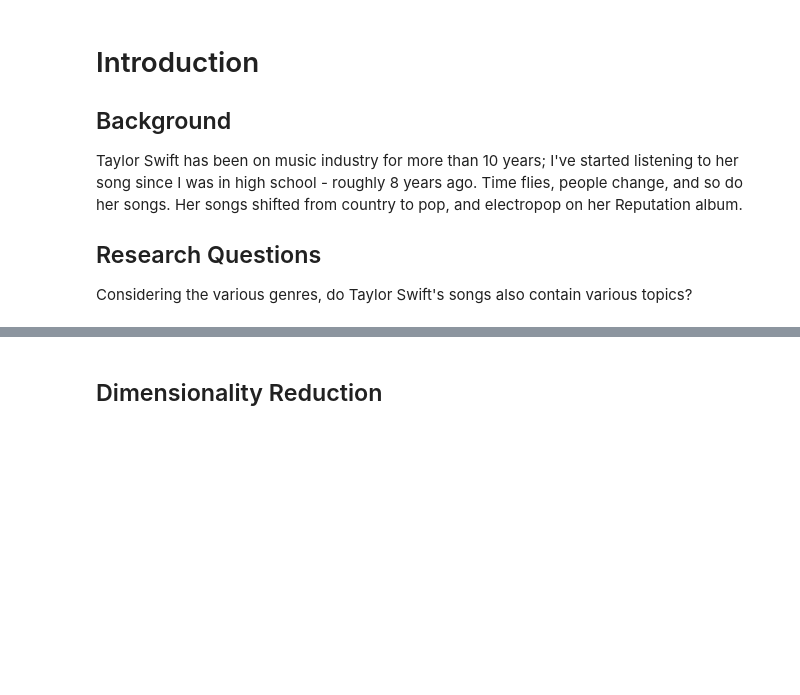
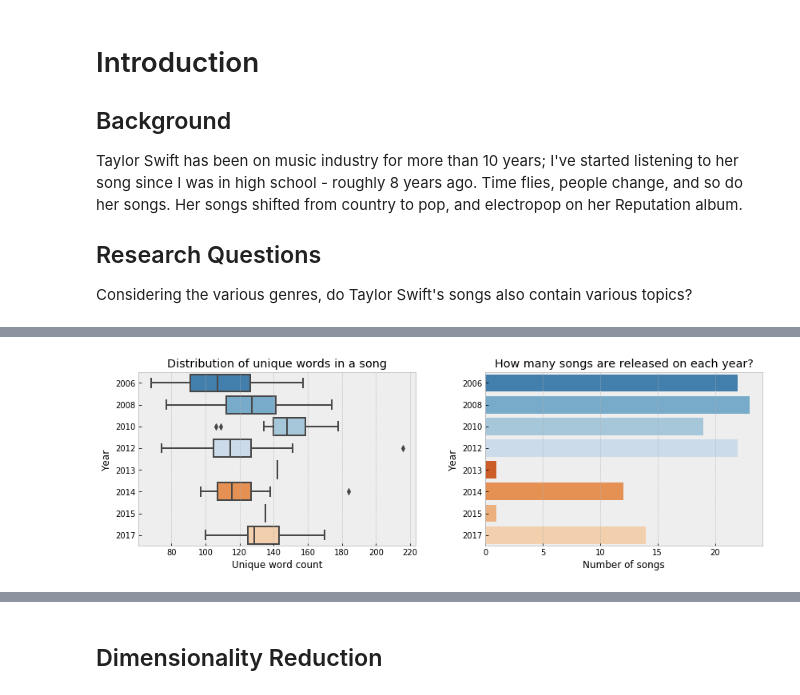
Before and after one commit to elvyna/data-analysis, a Jupyter notebook: jupyter-notebook/2018-11-12 Taylor Swift Song Lyrics.ipynb, the cells around one changed output, grey strips where cells are left out. Saved outputs shown, nothing was run; the diff lists cells and outputs as text; code cells hidden in the pictures; blank space fills up the shorter version.

```diff
--- a/jupyter-notebook/2018-11-12 Taylor Swift Song Lyrics.ipynb
+++ b/jupyter-notebook/2018-11-12 Taylor Swift Song Lyrics.ipynb
@@ -70,0 +58,34 @@ plt.show();
+# %%
+f, ax = plt.subplots(figsize=(14,4), ncols=2)
+plt.subplots_adjust(wspace=.25)
+
+sns.boxplot(
+    data=df_song.sort_values(by='year'),
+    y='year',
+    x='unique_word',
+    orient='h',
+    palette='tab20c',
+    ax=ax[0]
+)
+
+ax[0].set_title("Distribution of unique words in a song")
+ax[0].set_xlabel("Unique word count")
+ax[0].set_ylabel("Year")
+
+_df = df_song.groupby('year').agg({'title':pd.Series.nunique}).reset_index()
+
+sns.barplot(
+    data=_df,
+    y=_df['year'],
+    x=_df['title'],
+    orient='h',
+    palette='tab20c',
+    ax=ax[1]
+)
+
+ax[1].set_title("How many songs are released on each year?")
+ax[1].set_xlabel("Number of songs")
+ax[1].set_ylabel("Year")
+plt.show();
+# %% [output]
+[figure, added]
```
Also changed, not shown: parts of 27 cells of this notebook.
